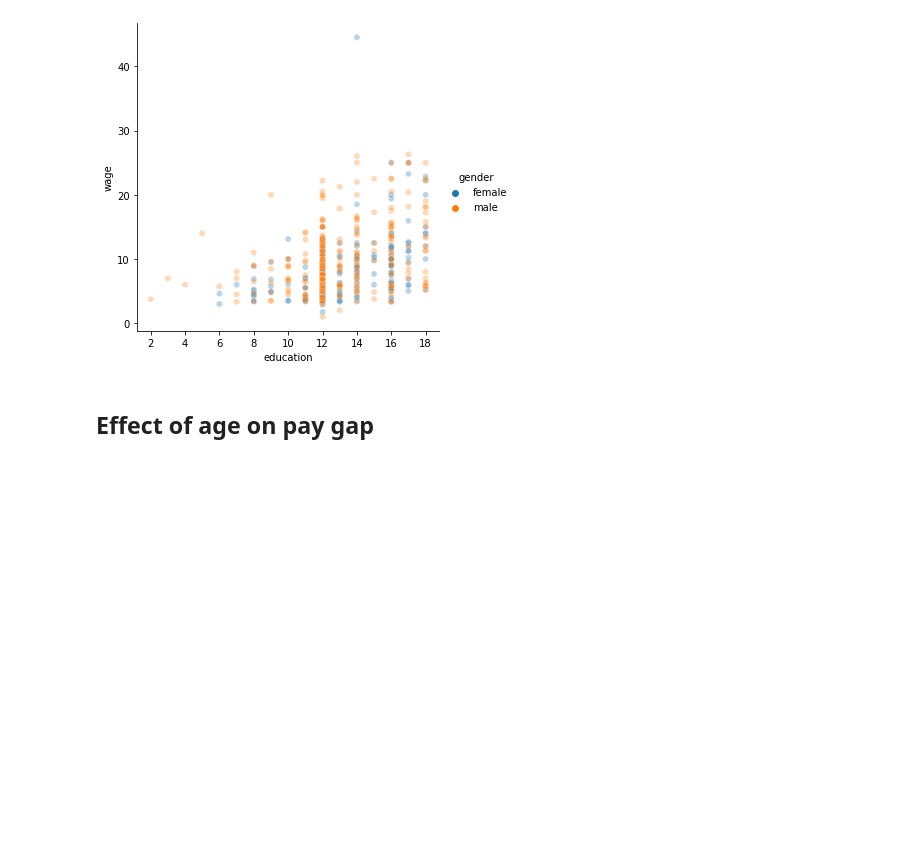
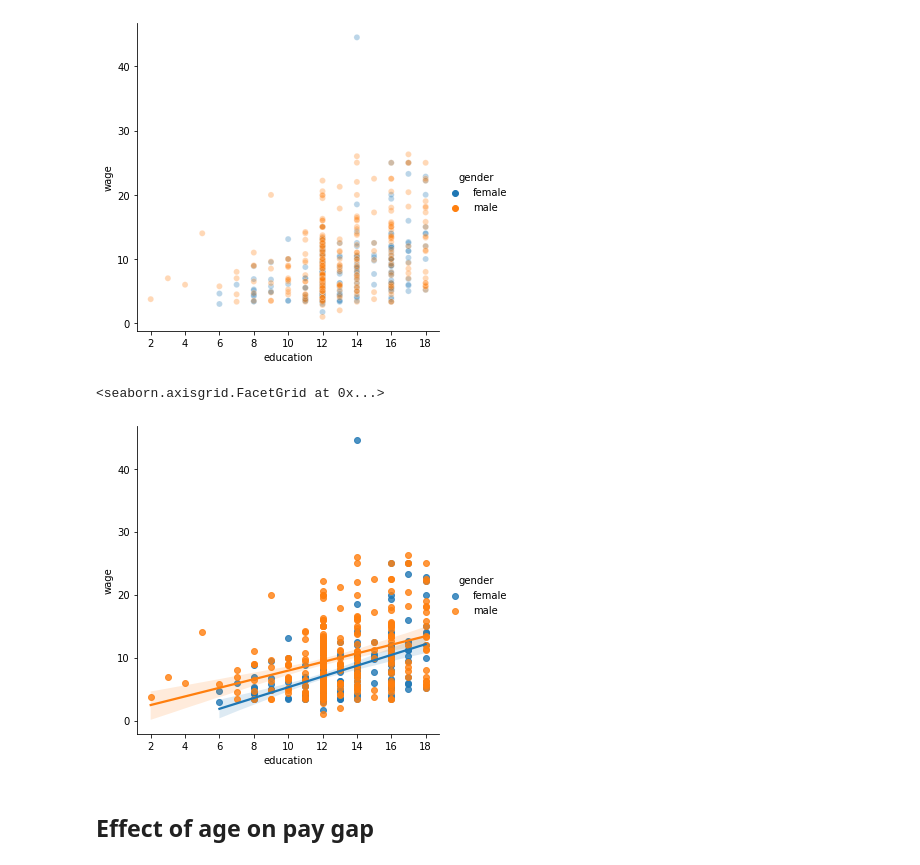
Before and after one commit to kzapalac/PythonTutorials, a Jupyter notebook: project2/project2report.ipynb, the cells around one changed output. Drawn from its saved outputs; the diff is of its cells as text; code cells hidden in the pictures; blank space fills up the shorter version.

```diff
--- a/project2/project2report.ipynb
+++ b/project2/project2report.ipynb
@@ -70,6 +70,11 @@ sns.relplot(data=md, x='education', y='wage', hue='gender', alpha=0.4 )
 # %% [output]
 <seaborn.axisgrid.FacetGrid at 0x...>
 [figure]
+# %%
+sns.lmplot(data=md, x='education', y='wage', hue='gender', alpha=0.3)
+# %% [output]
+<seaborn.axisgrid.FacetGrid at 0x...>
+[figure, added]
 # %% [markdown]
 ## Effect of age on pay gap
 # %%
```
Also changed, not shown: parts of 2 cells of this notebook.
